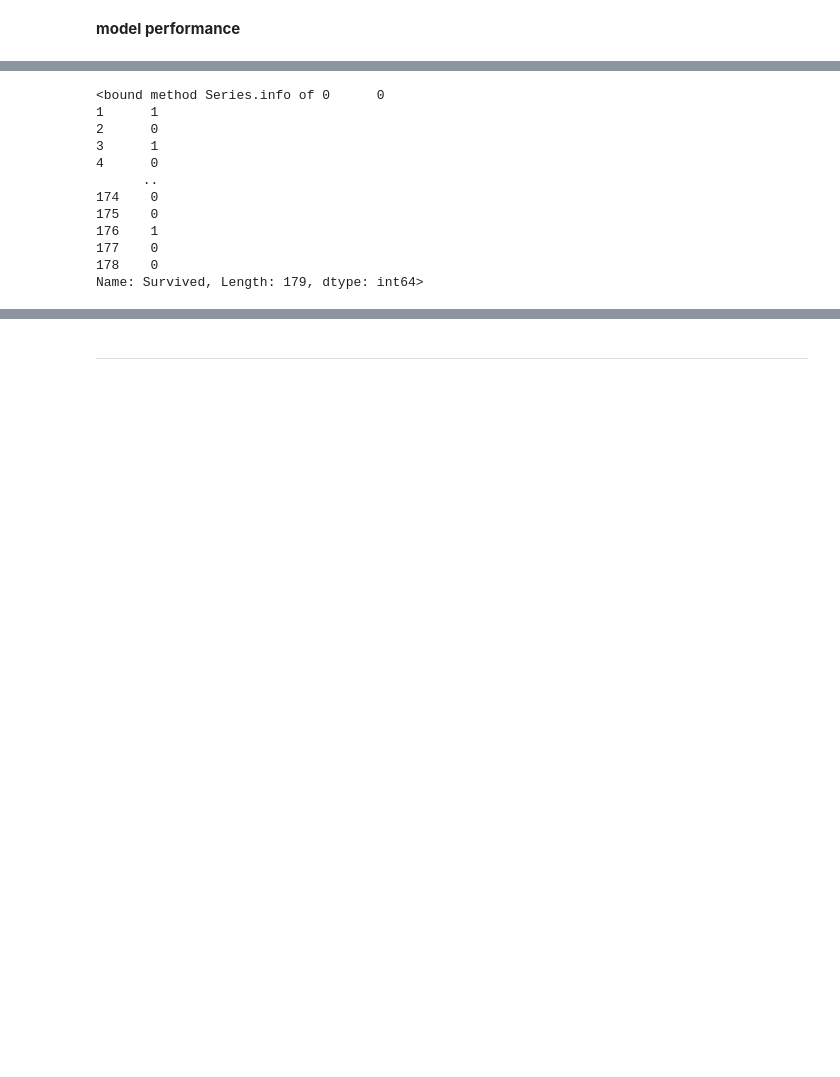
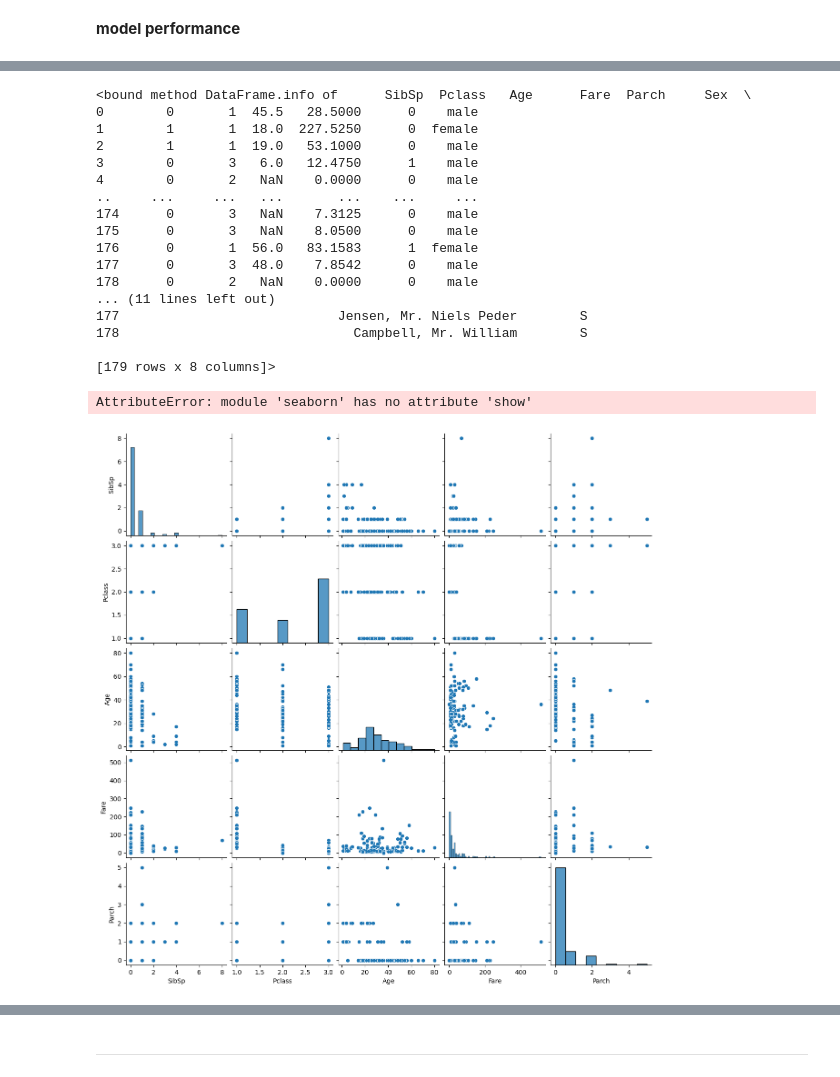
Before and after one commit to kith2909/data_models, a Jupyter notebook: weekly_milestones/week_02/project_02/titanic_engineering_advanced.ipynb, the cells around one changed output, grey strips where cells are left out. Saved outputs shown, nothing was run; the diff lists cells and outputs as text; code cells hidden in the pictures; blank space fills up the shorter version.

Commit message:
10 errors and all staff

```diff
--- a/weekly_milestones/week_02/project_02/titanic_engineering_advanced.ipynb
+++ b/weekly_milestones/week_02/project_02/titanic_engineering_advanced.ipynb
@@ -549,15 +534,26 @@ test accuracy: 0.826816
 # %%
-y_test.info
+X_test.info
 # %% [output]
-<bound method Series.info of 0      0
-1      1
-2      0
-3      1
-4      0
-      ..
-174    0
-175    0
-176    1
-177    0
-178    0
-Name: Survived, Length: 179, dtype: int64>
+<bound method DataFrame.info of      SibSp  Pclass   Age      Fare  Parch     Sex  \
+0        0       1  45.5   28.5000      0    male
+1        1       1  18.0  227.5250      0  female
+2        1       1  19.0   53.1000      0    male
+3        0       3   6.0   12.4750      1    male
+4        0       2   NaN    0.0000      0    male
+..     ...     ...   ...       ...    ...     ...
+174      0       3   NaN    7.3125      0    male
+175      0       3   NaN    8.0500      0    male
+176      0       1  56.0   83.1583      1  female
+177      0       3  48.0    7.8542      0    male
+178      0       2   NaN    0.0000      0    male
+... (11 lines left out)
+177                            Jensen, Mr. Niels Peder        S
+178                              Campbell, Mr. William        S
+
+[179 rows x 8 columns]>
+# %%
+sns.pairplot(X_test)
+sns.show()
+# %% [output]
+AttributeError: module 'seaborn' has no attribute 'show'
+[figure, added]
```
Also changed, not shown: parts of 12 cells of this notebook, 8 other files.
